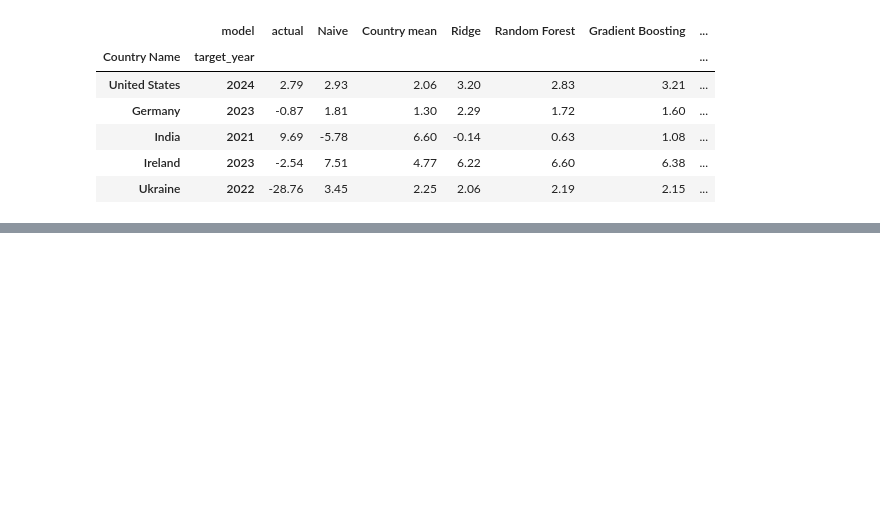
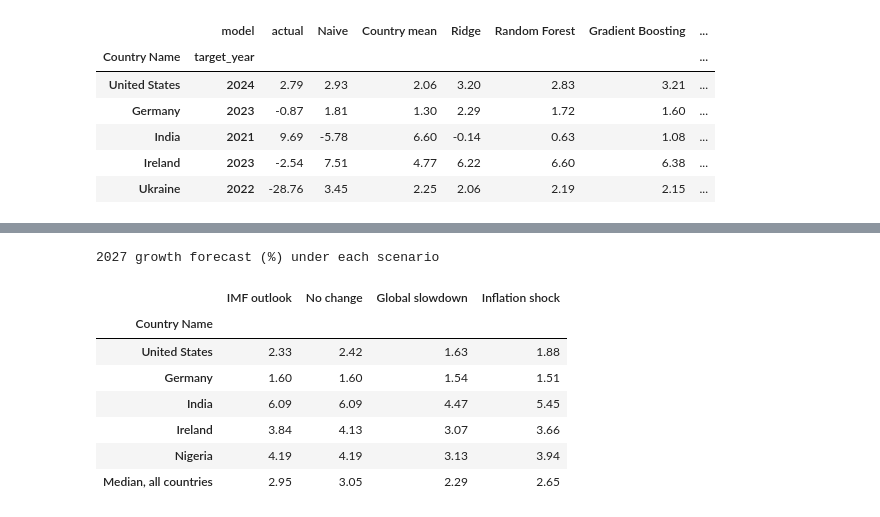
Before and after one commit to farhana273/ml_assignment, a Jupyter notebook: models/GDP_Models_Sami.ipynb, the cells around one changed output, grey strips where cells are left out. Saved outputs shown, nothing was run; the diff lists cells and outputs as text; code cells hidden in the pictures; blank space fills up the shorter version.

```diff
--- a/models/GDP_Models_Sami.ipynb
+++ b/models/GDP_Models_Sami.ipynb
@@ -657,0 +787,52 @@ show(ex, fmt={c: "{:.2f}" for c in ex.columns[:-1]})
+# %%
+# ---------------------------------------------------------------- scenario settings: edit these and rerun the cell
+BASE_2026 = "IMF outlook"       # "IMF outlook": IMF 2026 projections | "No change": 2025 values held for 2026
+GROWTH_2026 = "our forecast"    # 2026 growth used as an input for 2027: "our forecast" or "IMF"
+CHANGES = {                     # added to every country's 2026 assumptions (percentage points)
+    "gdp_growth": 0.0, "inflation": 0.0, "unemployment": 0.0, "investment": 0.0,
+    "population_growth": 0.0, "government_debt": 0.0, "current_account": 0.0, "trade": 0.0}
+ONLY = None                     # None = all countries, or a list of codes such as ["IRL", "DEU"]
+# -----------------------------------------------------------------------------------------------------------------
+
+def inputs_2026(base="IMF outlook", growth="our forecast", changes=None, only=None):
+    # the assumed 2026 values for every country, after the scenario changes, turned into model features
+    nxt = imf[imf.Year == 2026].drop(columns="population").set_index("Country Code").reindex(inputs_2025.index)
+    if base == "No change":
+        nxt[BASE] = inputs_2025[BASE]                              # hold every indicator at its 2025 value
+    else:
+        nxt["trade"] = inputs_2025["trade"]                        # the IMF has no trade series: hold the last value
+    nxt["gdp_growth"] = fc["Gradient Boosting 2026"] if growth == "our forecast" else imf_growth[2026].reindex(nxt.index)
+    pick = nxt.index if only is None else nxt.index.intersection(only)
+    for col, delta in (changes or {}).items():
+        nxt.loc[pick, col] = nxt.loc[pick, col] + delta
+    nxt = nxt.reset_index().assign(Year=2026, **{"Country Name": inputs_2025["Country Name"].values})
+    return add_features(pd.concat([hist, nxt], ignore_index=True)).query("Year == 2026").set_index("Country Code")
+
+def forecast_2027(**kw):
+    return predict(inputs_2026(**kw))
+
+fc["Gradient Boosting 2027"] = forecast_2027(base=BASE_2026, growth=GROWTH_2026, changes=CHANGES, only=ONLY)
+fc["IMF 2027"] = imf_growth[2027].reindex(fc.index)
+
+SCENARIOS = {
+    "IMF outlook": dict(base="IMF outlook"),
+    "No change": dict(base="No change"),
+    "Global slowdown": dict(base="IMF outlook", changes={"gdp_growth": -2, "unemployment": 1.5, "investment": -2}),
+    "Inflation shock": dict(base="IMF outlook", changes={"inflation": 5, "gdp_growth": -0.5}),
+}
+EXAMPLES = ["USA", "DEU", "IND", "IRL", "NGA"]
+sc = pd.DataFrame({k: forecast_2027(**v) for k, v in SCENARIOS.items()})
+table = sc.loc[EXAMPLES].set_axis(fc.loc[EXAMPLES, "Country Name"])
+table.loc["Median, all countries"] = sc.median()
+print("2027 growth forecast (%) under each scenario")
+show(table)
+# %% [output]
+2027 growth forecast (%) under each scenario
+|  | IMF outlook | No change | Global slowdown | Inflation shock |
+| Country Name |  |  |  |  |
+| United States | 2.33 | 2.42 | 1.63 | 1.88 |
+| Germany | 1.60 | 1.60 | 1.54 | 1.51 |
+| India | 6.09 | 6.09 | 4.47 | 5.45 |
+| Ireland | 3.84 | 4.13 | 3.07 | 3.66 |
+| Nigeria | 4.19 | 4.19 | 3.13 | 3.94 |
+| Median, all countries | 2.95 | 3.05 | 2.29 | 2.65 |
```
Also changed, not shown: parts of 11 cells of this notebook, 3 other files.
